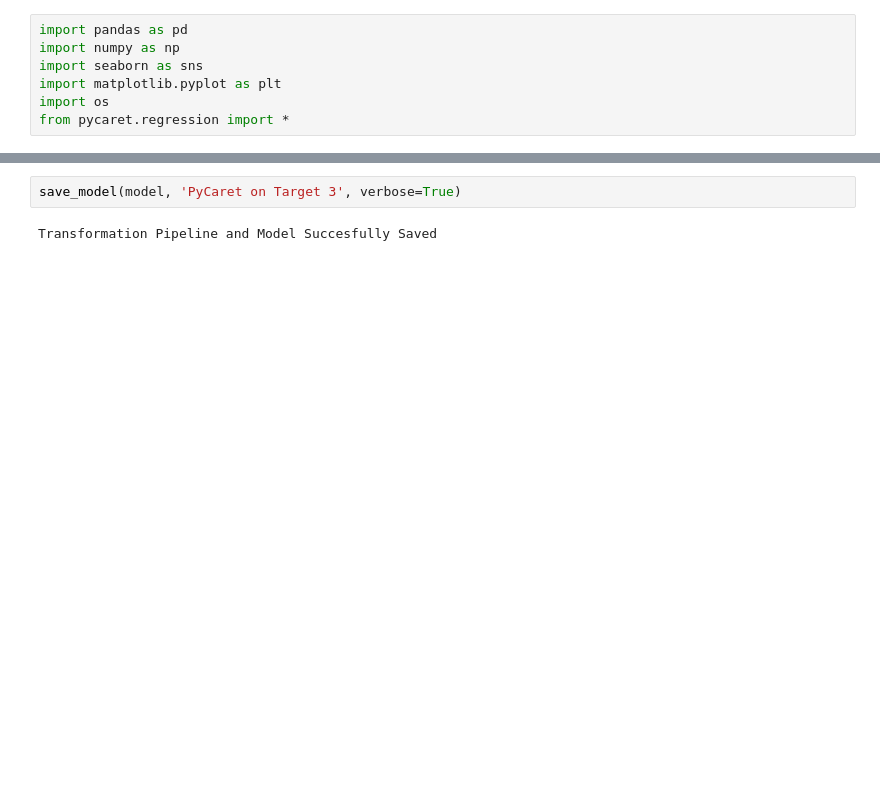
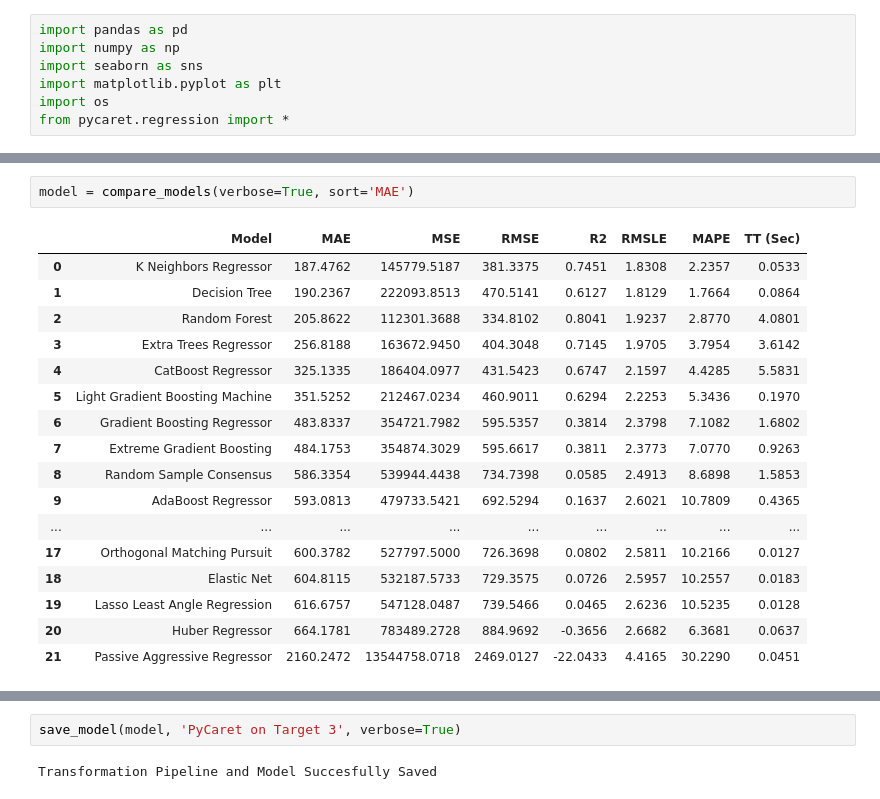
Before and after one commit to SwissMisra/ML_Contributions, a Jupyter notebook: notebooks/4.0 PyCaret Model on Target 3 with Log Transform.ipynb, the cells around one changed output, grey strips where cells are left out. Drawn from its saved outputs; the diff is of its cells as text; blank space fills up the shorter version.

```diff
--- a/notebooks/4.0 PyCaret Model on Target 3 with Log Transform.ipynb
+++ b/notebooks/4.0 PyCaret Model on Target 3 with Log Transform.ipynb
@@ -129,0 +95,20 @@ C:\Users\SiddharthaMisra\Documents\Springboard\ML_Contributions
+# %%
+model = compare_models(verbose=True, sort='MAE')
+# %% [output]
+|  | Model | MAE | MSE | RMSE | R2 | RMSLE | MAPE | TT (Sec) |
+| 0 | K Neighbors Regressor | 187.4762 | 145779.5187 | 381.3375 | 0.7451 | 1.8308 | 2.2357 | 0.0533 |
+| 1 | Decision Tree | 190.2367 | 222093.8513 | 470.5141 | 0.6127 | 1.8129 | 1.7664 | 0.0864 |
+| 2 | Random Forest | 205.8622 | 112301.3688 | 334.8102 | 0.8041 | 1.9237 | 2.8770 | 4.0801 |
+| 3 | Extra Trees Regressor | 256.8188 | 163672.9450 | 404.3048 | 0.7145 | 1.9705 | 3.7954 | 3.6142 |
+| 4 | CatBoost Regressor | 325.1335 | 186404.0977 | 431.5423 | 0.6747 | 2.1597 | 4.4285 | 5.5831 |
+| 5 | Light Gradient Boosting Machine | 351.5252 | 212467.0234 | 460.9011 | 0.6294 | 2.2253 | 5.3436 | 0.1970 |
+| 6 | Gradient Boosting Regressor | 483.8337 | 354721.7982 | 595.5357 | 0.3814 | 2.3798 | 7.1082 | 1.6802 |
+| 7 | Extreme Gradient Boosting | 484.1753 | 354874.3029 | 595.6617 | 0.3811 | 2.3773 | 7.0770 | 0.9263 |
+| 8 | Random Sample Consensus | 586.3354 | 539944.4438 | 734.7398 | 0.0585 | 2.4913 | 8.6898 | 1.5853 |
+| 9 | AdaBoost Regressor | 593.0813 | 479733.5421 | 692.5294 | 0.1637 | 2.6021 | 10.7809 | 0.4365 |
+| ... | ... | ... | ... | ... | ... | ... | ... | ... |
+| 17 | Orthogonal Matching Pursuit | 600.3782 | 527797.5000 | 726.3698 | 0.0802 | 2.5811 | 10.2166 | 0.0127 |
+| 18 | Elastic Net | 604.8115 | 532187.5733 | 729.3575 | 0.0726 | 2.5957 | 10.2557 | 0.0183 |
+| 19 | Lasso Least Angle Regression | 616.6757 | 547128.0487 | 739.5466 | 0.0465 | 2.6236 | 10.5235 | 0.0128 |
+| 20 | Huber Regressor | 664.1781 | 783489.2728 | 884.9692 | -0.3656 | 2.6682 | 6.3681 | 0.0637 |
+| 21 | Passive Aggressive Regressor | 2160.2472 | 13544758.0718 | 2469.0127 | -22.0433 | 4.4165 | 30.2290 | 0.0451 |
```
Also changed, not shown: parts of 21 cells of this notebook.
